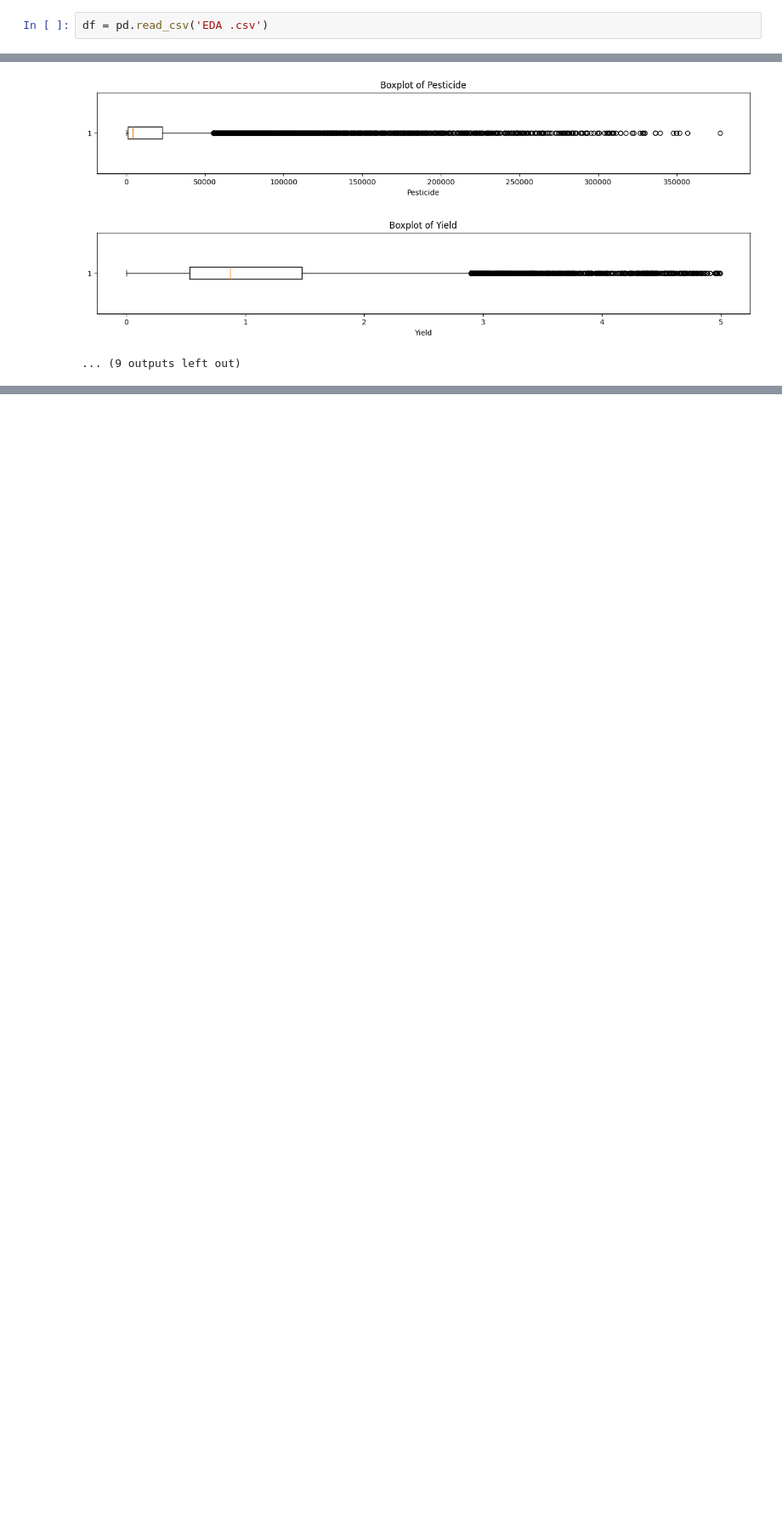
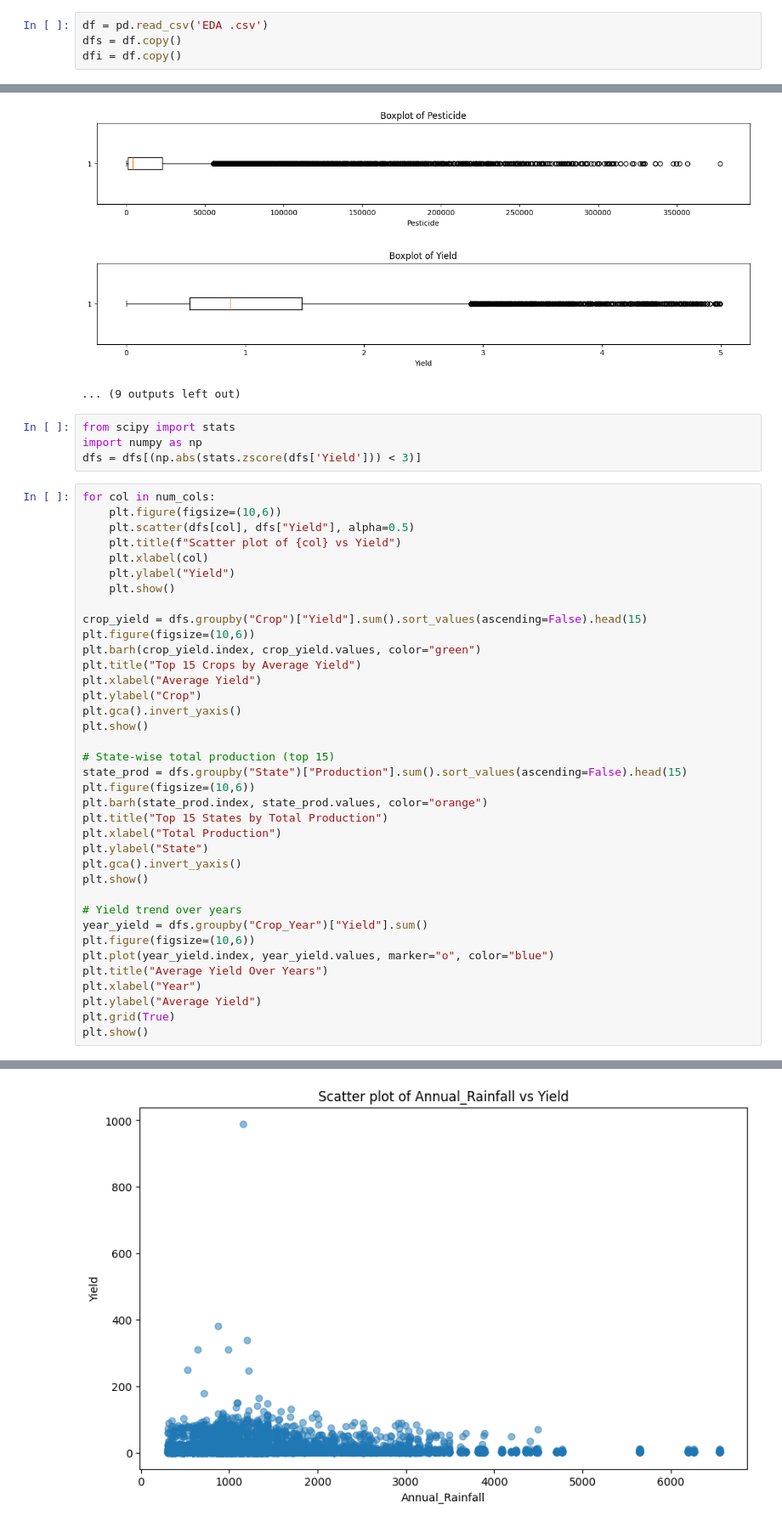
Before and after one commit to Abhay-Pratap-Singh-7/Probation-Project-25, a Jupyter notebook: Abhay_Pratap_Singh_Task_6/Main.ipynb, the cells around one changed output, grey strips where cells are left out. Shown at 85% size. Saved outputs shown, nothing was run; the diff lists cells and outputs as text; blank space fills up the shorter version.

```diff
--- a/Abhay_Pratap_Singh_Task_6/Main.ipynb
+++ b/Abhay_Pratap_Singh_Task_6/Main.ipynb
@@ -3,6 +3,8 @@ import pandas as pd
 import matplotlib.pyplot as plt
 # %%
 df = pd.read_csv('EDA .csv')
+dfs = df.copy()
+dfi = df.copy()
 # %%
 df
 # %% [output]
@@ -272,3 +274,45 @@ plt.show()
 [figure]
 [figure]
 ... (9 outputs left out)
+# %%
+from scipy import stats
+import numpy as np
+dfs = dfs[(np.abs(stats.zscore(dfs['Yield'])) < 3)]
+# %%
+for col in num_cols:
+    plt.figure(figsize=(10,6))
+    plt.scatter(dfs[col], dfs["Yield"], alpha=0.5)
+    plt.title(f"Scatter plot of {col} vs Yield")
+    plt.xlabel(col)
+    plt.ylabel("Yield")
+    plt.show()
+
+crop_yield = dfs.groupby("Crop")["Yield"].sum().sort_values(ascending=False).head(15)
+plt.figure(figsize=(10,6))
+plt.barh(crop_yield.index, crop_yield.values, color="green")
+plt.title("Top 15 Crops by Average Yield")
+plt.xlabel("Average Yield")
+plt.ylabel("Crop")
+plt.gca().invert_yaxis()
+plt.show()
+
+# State-wise total production (top 15)
+state_prod = dfs.groupby("State")["Production"].sum().sort_values(ascending=False).head(15)
+plt.figure(figsize=(10,6))
+plt.barh(state_prod.index, state_prod.values, color="orange")
+plt.title("Top 15 States by Total Production")
+plt.xlabel("Total Production")
+plt.ylabel("State")
+plt.gca().invert_yaxis()
+plt.show()
+
+# Yield trend over years
+year_yield = dfs.groupby("Crop_Year")["Yield"].sum()
+plt.figure(figsize=(10,6))
+plt.plot(year_yield.index, year_yield.values, marker="o", color="blue")
+plt.title("Average Yield Over Years")
+plt.xlabel("Year")
+plt.ylabel("Average Yield")
+plt.grid(True)
+plt.show()
+# %% [output]
@@ -274,0 +321 @@ plt.show()
+[figure, added]
```
Also changed, not shown: parts of 3 cells of this notebook, 4 other files.
